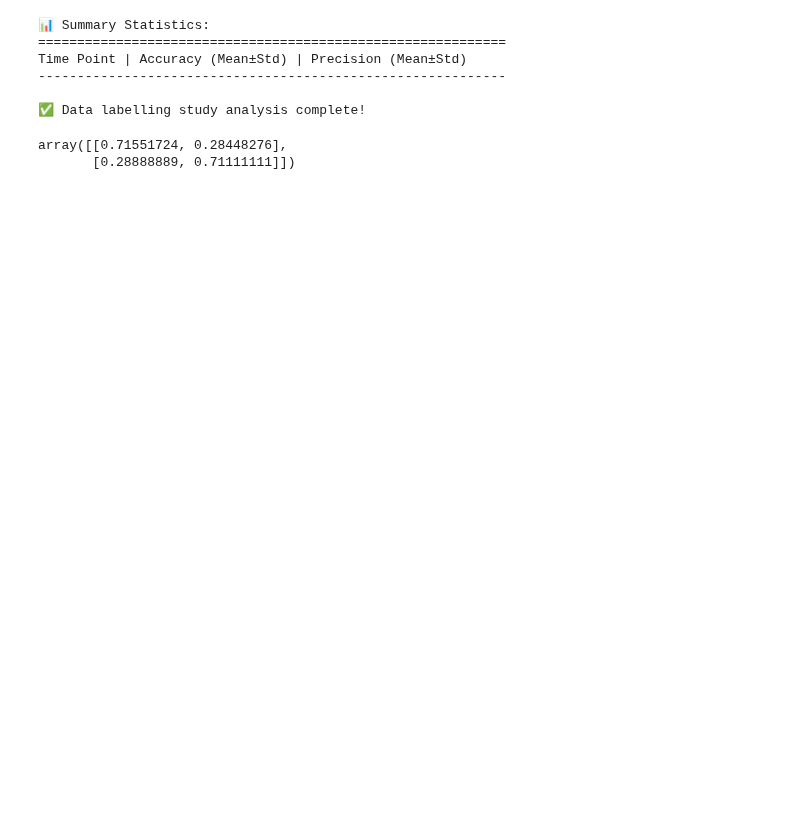
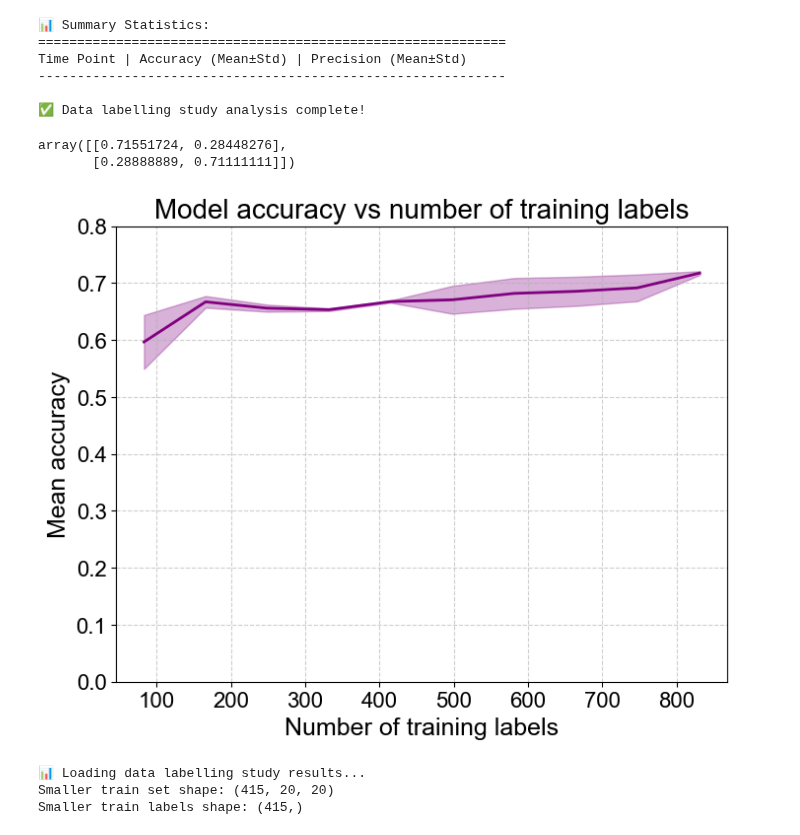
Before and after one commit to ComputationalMicroscopy4CellBio/AI4CellFate, a Jupyter notebook: notebooks/manuscript/Fig2D_data_labelling_study.ipynb, the cells around one changed output. Cells and saved outputs as stored; diff of their text form; code cells hidden in the pictures; blank space fills up the shorter version.

Commit message:
correct number of training labels

```diff
--- a/notebooks/manuscript/Fig2D_data_labelling_study.ipynb
+++ b/notebooks/manuscript/Fig2D_data_labelling_study.ipynb
@@ -151,3 +151,81 @@ np.load("/Users/inescunha/Documents/GitHub/AI4CellFate/results/data_size_study0.
 # %% [output]
 array([[0.71551724, 0.28448276],
        [0.28888889, 0.71111111]])
+# %%
+# Calculate actual number of training labels (831 * size fractions)
+size_fractions = [0.1, 0.2, 0.3, 0.4, 0.5, 0.6, 0.7, 0.8, 0.9, 1.0]
+train_labels_count = [int(831 * size) for size in size_fractions]
+
+# Plot
+plt.figure(figsize=(8, 6))
+
+# Precision
+# plt.plot(train_labels_count, mean_precisions, color='purple', linewidth=2, label='Precision')
+# plt.fill_between(train_labels_count, mean_precisions - std_precisions, mean_precisions + std_precisions,
+#                  color='purple', alpha=0.3)
+
+# # Accuracy (purple)
+plt.plot(train_labels_count, mean_accuracies, color='purple', linewidth=2, label='Accuracy')
+plt.fill_between(train_labels_count, mean_accuracies - std_accuracies,
+                 mean_accuracies + std_accuracies, color='purple', alpha=0.3)
+
+
+# Formatting
+plt.xlabel("Number of training labels", fontsize=18, fontname="Arial")
+plt.ylabel("Mean accuracy", fontsize=18, fontname="Arial")
+plt.title("Model accuracy vs number of training labels", fontsize=20, fontname="Arial")
+plt.xticks(fontsize=16, fontname="Arial")
+plt.yticks(fontsize=16, fontname="Arial")
+plt.ylim(0.0, 0.8)  # Set y-axis range
+#plt.legend(fontsize=14)
+plt.grid(True, linestyle="--", alpha=0.6)
+
+# Save the figure with high quality
+#plt.savefig("temporal_study.eps", dpi=300, bbox_inches="tight")
+plt.show()
+# %% [output]
+[figure, added]
+# %%
+import numpy as np
+from sklearn.model_selection import train_test_split
+
+print("📊 Loading data labelling study results...")
+size = 0.5
+
+x_train = np.load('../../data/images/train_no_aug_time_norm.npy')[:,0,:,:] # FIRST FRAME ONLY
+y_train = np.load('../../data/labels/train_labels.npy')
+x_test = np.load('../../data/images/test_time_norm.npy')[:,0,:,:] # FIRST FRAME ONLY
+y_test = np.load('../../data/labels/test_labels.npy')
+
+x_all = np.concatenate([x_train, x_test], axis=0)
+y_all = np.concatenate([y_train, y_test], axis=0)
+
+# First split: 60% train, 40% temp (which will become 20% val + 20% test)
+x_train_new, x_temp, y_train_new, y_temp = train_test_split(
+    x_all, y_all,
+    test_size=0.4,  # 40% for temp (val + test)
+    random_state=42,
+    stratify=y_all  # Keep class balance
+)
+
+# Second split: Split the 40% temp into 20% val + 20% test
+x_val, x_test_new, y_val, y_test_new = train_test_split(
+    x_temp, y_temp,
+    test_size=0.5,  # 50% of 40% = 20% of total
+    random_state=42,
+    stratify=y_temp  # Keep class balance
+)
+
+#### NOW WE HAVE x_train_new, x_val, x_test_new, y_train_new, y_val, y_test_new ####
+np.random.seed(42)
+less_indexes = np.random.choice(np.arange(len(y_train_new)), int(size * len(y_train_new)), replace=False)
+
+smaller_x_train = x_train_new[np.sort(less_indexes)]
+smaller_y_train = y_train_new[np.sort(less_indexes)]
+
+print(f"Smaller train set shape: {smaller_x_train.shape}")
+print(f"Smaller train labels shape: {smaller_y_train.shape}")
+# %% [output]
+📊 Loading data labelling study results...
+Smaller train set shape: (415, 20, 20)
+Smaller train labels shape: (415,)
```
Also changed, not shown: parts of 1 cell of this notebook.
